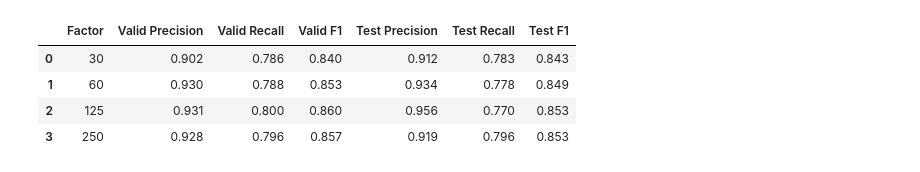
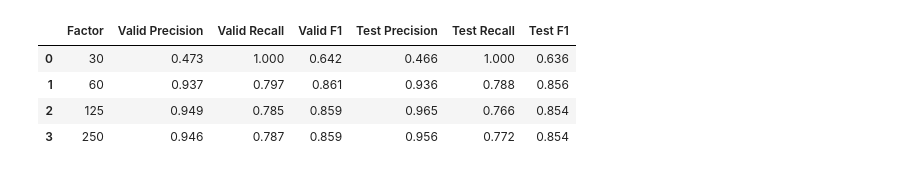
Before and after one commit to tatonetti-lab/onsides, a Jupyter notebook: notebooks/Experiment 2-Compare values for nwords.ipynb, the cells around one changed output. Saved outputs shown, nothing was run; the diff lists cells and outputs as text; code cells hidden in the pictures.

```diff
--- a/notebooks/Experiment 2-Compare values for nwords.ipynb
+++ b/notebooks/Experiment 2-Compare values for nwords.ipynb
@@ -96,33 +96,33 @@ for modeltype in ('final', 'bestepoch'):
 # %%
-modeltype = 'final'
+modeltype = 'bestepoch'
 key = (modeltype, 'valid')
 dfdata = {
     'Factor': experiment['labels'],
     'Valid Precision': [d['max_f1_precision'] for d in perfdata[key]['prdata']],
     'Valid Recall': [d['max_f1_recall'] for d in perfdata[key]['prdata']],
     'Valid F1': [d['max_f1'] for d in perfdata[key]['prdata']],
 #     'AUPR': [d['pr_auc'] for d in perfdata[key]['prdata']],
 #     'AUROC': [d['roc_auc'] for d in perfdata[key]['rocdata']],
 }
 
 valid = pd.DataFrame(dfdata)
 
 key = (modeltype, 'test')
 dfdata = {
 #     'Factor': experiment['labels'],
     'Test Precision': [d['max_f1_precision'] for d in perfdata[key]['prdata']],
     'Test Recall': [d['max_f1_recall'] for d in perfdata[key]['prdata']],
     'Test F1': [d['max_f1'] for d in perfdata[key]['prdata']],
 #     'AUPR': [d['pr_auc'] for d in perfdata[key]['prdata']],
 #     'AUROC': [d['roc_auc'] for d in perfdata[key]['rocdata']],
 }
 
 test = pd.DataFrame(dfdata)
 
 pd.concat([valid, test], axis=1)
 # %% [output]
 |  | Factor | Valid Precision | Valid Recall | Valid F1 | Test Precision | Test Recall | Test F1 |
-| 0 | 30 | 0.902 | 0.786 | 0.840 | 0.912 | 0.783 | 0.843 |
-| 1 | 60 | 0.930 | 0.788 | 0.853 | 0.934 | 0.778 | 0.849 |
-| 2 | 125 | 0.931 | 0.800 | 0.860 | 0.956 | 0.770 | 0.853 |
-| 3 | 250 | 0.928 | 0.796 | 0.857 | 0.919 | 0.796 | 0.853 |
+| 0 | 30 | 0.473 | 1.000 | 0.642 | 0.466 | 1.000 | 0.636 |
+| 1 | 60 | 0.937 | 0.797 | 0.861 | 0.936 | 0.788 | 0.856 |
+| 2 | 125 | 0.949 | 0.785 | 0.859 | 0.965 | 0.766 | 0.854 |
+| 3 | 250 | 0.946 | 0.787 | 0.859 | 0.956 | 0.772 | 0.854 |
```
Also changed, not shown: parts of 2 cells of this notebook, 3 other files.
